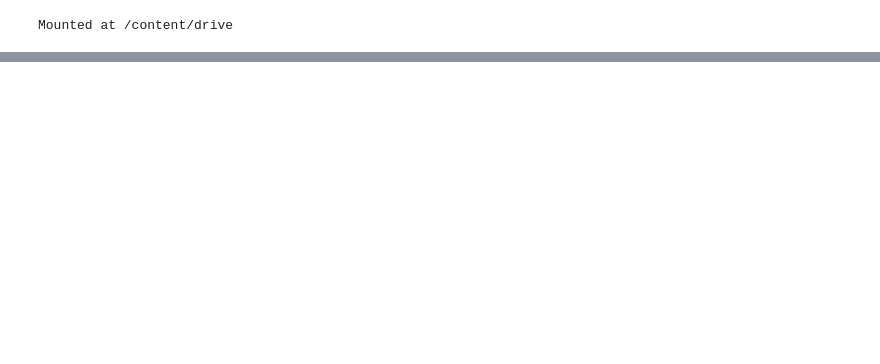
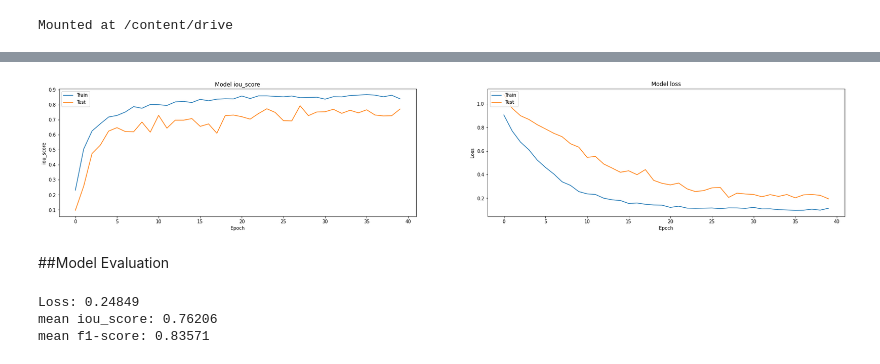
Before and after one commit to BearKS/Robotic-weed-control-system, a Jupyter notebook: Weed_Detection.ipynb, the cells around one changed output, grey strips where cells are left out. Drawn from its saved outputs; the diff is of its cells as text; code cells hidden in the pictures; blank space fills up the shorter version.

```diff
--- a/Weed_Detection.ipynb
+++ b/Weed_Detection.ipynb
@@ -23,0 +328,15 @@ plt.show()
+# %%
+BACKBONE = 'vgg16'
+BATCH_SIZE = 8
+CLASSES = ['car']
+LR = 0.0001
+EPOCHS = 40
+
+preprocess_input = sm.get_preprocessing(BACKBONE)
+# %%
+# define network parameters
+n_classes = 1 if len(CLASSES) == 1 else (len(CLASSES) + 1)  # case for binary and multiclass segmentation
+activation = 'sigmoid' if n_classes == 1 else 'softmax'
+
+#create model
+model = sm.Unet(BACKBONE, classes=n_classes, activation=activation)
@@ -23,0 +394,10 @@ plt.show()
+# %%
+# train model
+history = model.fit_generator(
+    train_dataloader,
+    steps_per_epoch=len(train_dataloader),
+    epochs=EPOCHS,
+    callbacks=callbacks,
+    validation_data=valid_dataloader,
+    validation_steps=len(valid_dataloader),
+)
@@ -23,0 +422,24 @@ plt.show()
+# %%
+# Plot training & validation iou_score values
+plt.figure(figsize=(30, 5))
+plt.subplot(121)
+plt.plot(history.history['iou_score'])
+plt.plot(history.history['val_iou_score'])
+plt.title('Model iou_score')
+plt.ylabel('iou_score')
+plt.xlabel('Epoch')
+plt.legend(['Train', 'Test'], loc='upper left')
+
+# Plot training & validation loss values
+plt.subplot(122)
+plt.plot(history.history['loss'])
+plt.plot(history.history['val_loss'])
+plt.title('Model loss')
+plt.ylabel('Loss')
+plt.xlabel('Epoch')
+plt.legend(['Train', 'Test'], loc='upper left')
+plt.show()
+# %% [output]
+[figure, added]
+# %% [markdown]
+##Model Evaluation
@@ -23,0 +459,10 @@ plt.show()
+# %%
+scores = model.evaluate_generator(test_dataloader)
+
+print("Loss: {:.5}".format(scores[0]))
+for metric, value in zip(metrics, scores[1:]):
+    print("mean {}: {:.5}".format(metric.__name__, value))
+# %% [output]
+Loss: 0.24849
+mean iou_score: 0.76206
+mean f1-score: 0.83571
```
Also changed, not shown: parts of 27 cells of this notebook.
